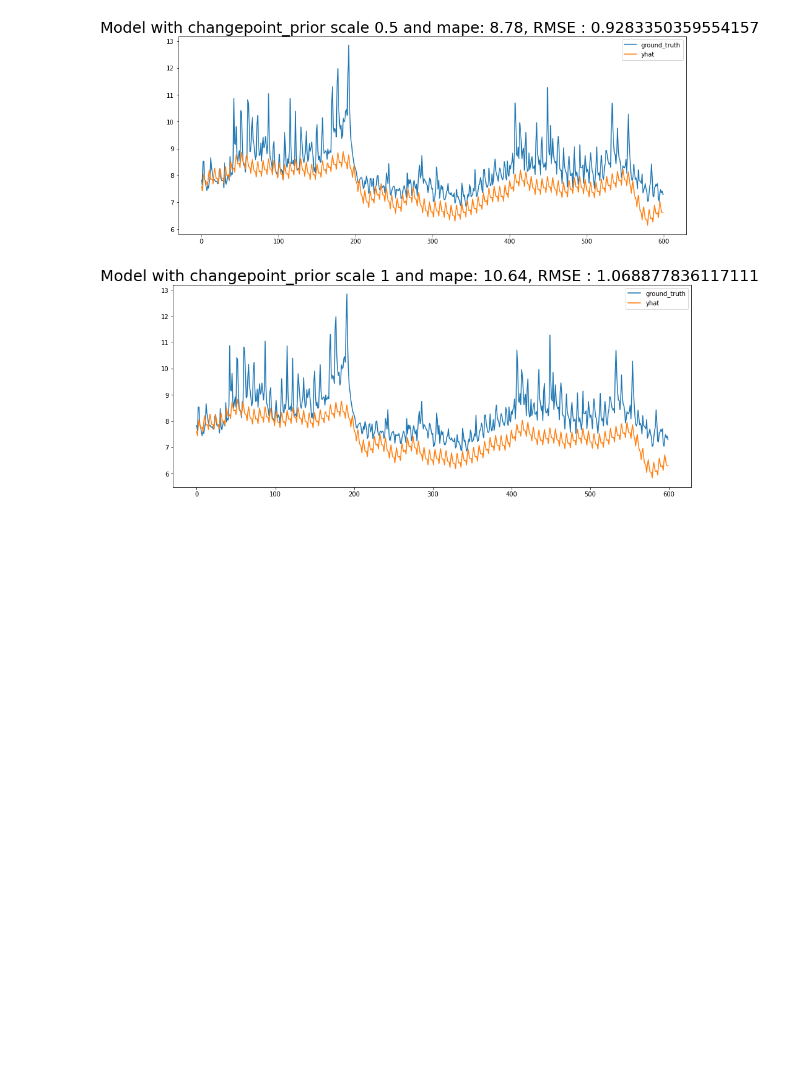
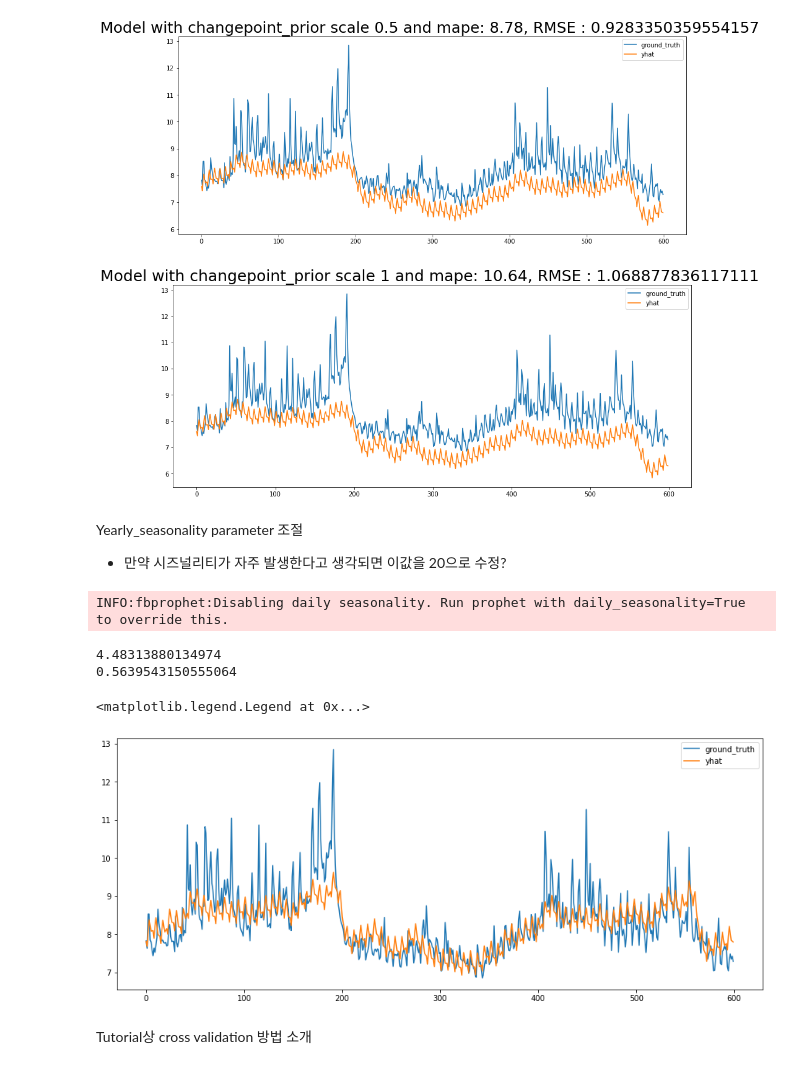
Before and after one commit to SuminBae97/MachineLearning, a Jupyter notebook: fbprophet.ipynb, the cells around one changed output. Saved outputs shown, nothing was run; the diff lists cells and outputs as text; code cells hidden in the pictures; blank space fills up the shorter version.

```diff
--- a/fbprophet.ipynb
+++ b/fbprophet.ipynb
@@ -346,3 +347,28 @@ INFO:fbprophet:Disabling daily seasonality. Run prophet with daily_seasonality=T
 [figure]
 [figure]
 [figure]
+# %% [markdown]
+Yearly_seasonality parameter 조절
+- 만약 시즈널리티가 자주 발생한다고 생각되면 이값을 20으로 수정?
+# %%
+model4 = Prophet(changepoint_range=0.7, changepoint_prior_scale=0.01,yearly_seasonality=20)
+model4.fit(train_data)
+forecast4 = model4.predict(validation_data)
+# %% [output]
+INFO:fbprophet:Disabling daily seasonality. Run prophet with daily_seasonality=True to override this.
+# %%
+plt.figure(figsize=(15,6))
+mape = MAPE(validation_data['y'],forecast4['yhat'])
+print(mape)
+mse = mean_squared_error(validation_data['y'], forecast4['yhat'])
+print(np.sqrt(mse))
+plt.plot(validation_data['y'],label='ground_truth')
+plt.plot(forecast4['yhat'],label='yhat')
+plt.legend()
+# %% [output]
+4.48313880134974
+0.5639543150555064
+<matplotlib.legend.Legend at 0x...>
+[figure, added]
+# %% [markdown]
+Tutorial상 cross validation 방법 소개
```
Also changed, not shown: parts of 2 cells of this notebook.
